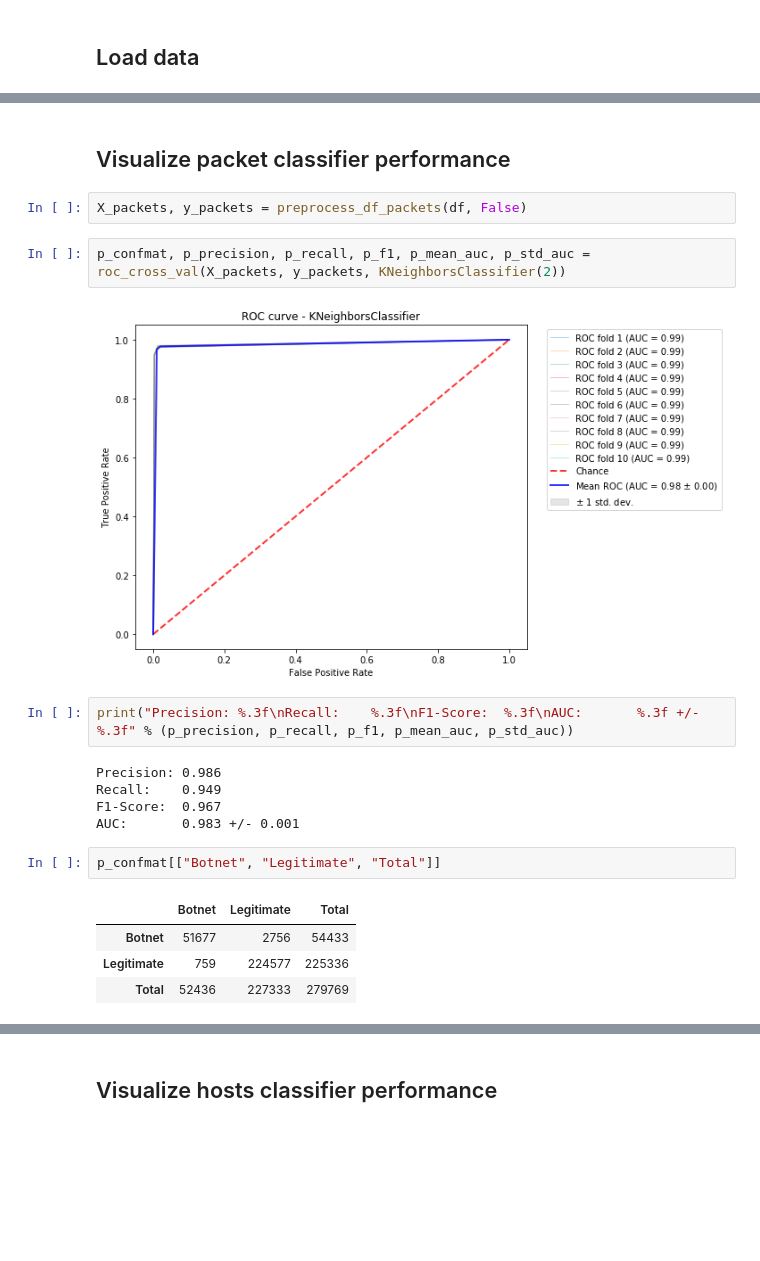
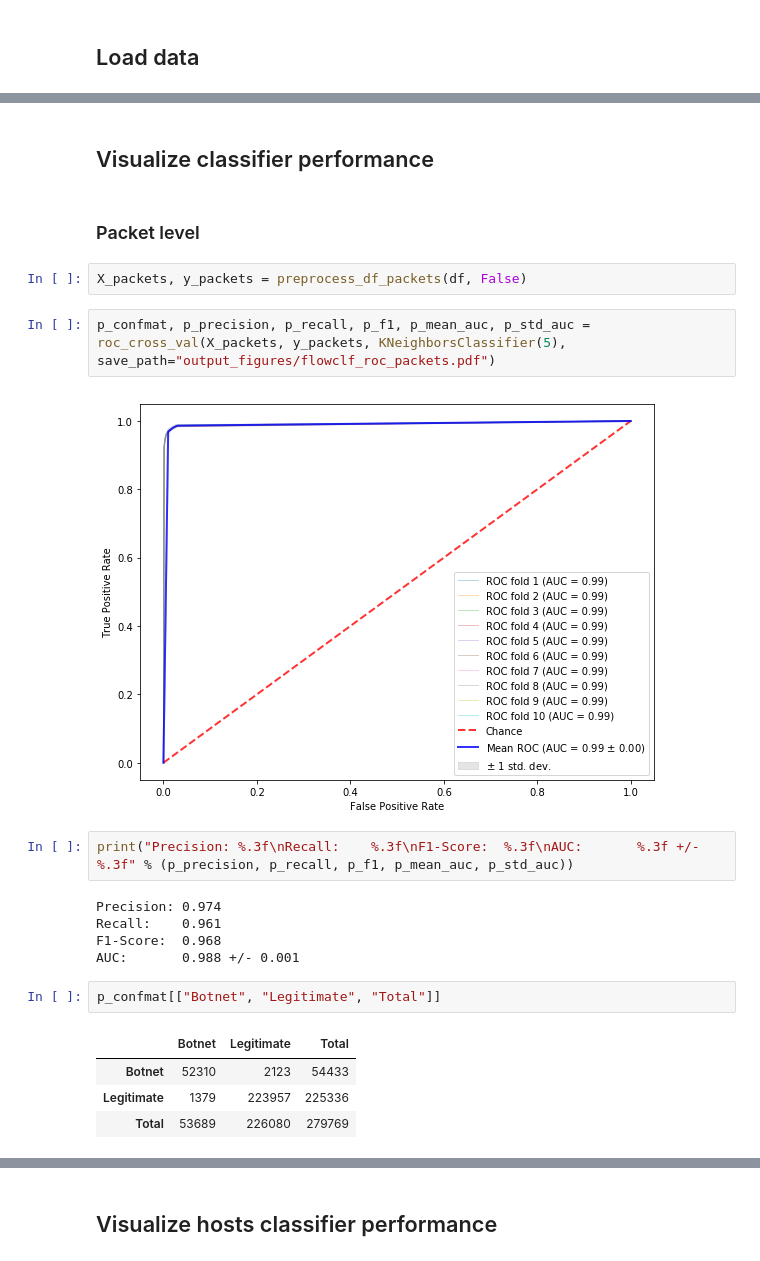
Before and after one commit to Lingygao/cyberdata, a Jupyter notebook: Lab 3/5. Flow Classification/5.3. Flow Classification Visualization.ipynb, the cells around one changed output, grey strips where cells are left out. Drawn from its saved outputs; the diff is of its cells as text; blank space fills up the shorter version.

```diff
--- a/Lab 3/5. Flow Classification/5.3. Flow Classification Visualization.ipynb
+++ b/Lab 3/5. Flow Classification/5.3. Flow Classification Visualization.ipynb
@@ -41,24 +36,26 @@ df.head(5)
 | 2011-08-11 10:10:00.008 | 0.000 | UDP | INT | 0 | 1 | 78 | 1 | Background | 92.118.218.77 | 55246 | 147.32.84.229 | ... |
 | 2011-08-11 10:10:00.009 | 0.000 | UDP | INT | 0 | 1 | 72 | 1 | Background | 182.185.139.181 | 10223 | 147.32.84.229 | ... |
 # %% [markdown]
-## Visualize packet classifier performance
+## Visualize classifier performance
+# %% [markdown]
+### Packet level
 # %%
 X_packets, y_packets = preprocess_df_packets(df, False)
 # %%
-p_confmat, p_precision, p_recall, p_f1, p_mean_auc, p_std_auc = roc_cross_val(X_packets, y_packets, KNeighborsClassifier(2))
+p_confmat, p_precision, p_recall, p_f1, p_mean_auc, p_std_auc = roc_cross_val(X_packets, y_packets, KNeighborsClassifier(5), save_path="output_figures/flowclf_roc_packets.pdf")
 # %% [output]
-[figure, old version]
+[figure, new version]
 # %%
 print("Precision: %.3f\nRecall:    %.3f\nF1-Score:  %.3f\nAUC:       %.3f +/- %.3f" % (p_precision, p_recall, p_f1, p_mean_auc, p_std_auc))
 # %% [output]
-Precision: 0.986
-Recall:    0.949
-F1-Score:  0.967
-AUC:       0.983 +/- 0.001
+Precision: 0.974
+Recall:    0.961
+F1-Score:  0.968
+AUC:       0.988 +/- 0.001
 # %%
 p_confmat[["Botnet", "Legitimate", "Total"]]
 # %% [output]
 |  | Botnet | Legitimate | Total |
-| Botnet | 51677 | 2756 | 54433 |
-| Legitimate | 759 | 224577 | 225336 |
-| Total | 52436 | 227333 | 279769 |
+| Botnet | 52310 | 2123 | 54433 |
+| Legitimate | 1379 | 223957 | 225336 |
+| Total | 53689 | 226080 | 279769 |
```
Also changed, not shown: parts of 13 cells of this notebook, 15 other files.
